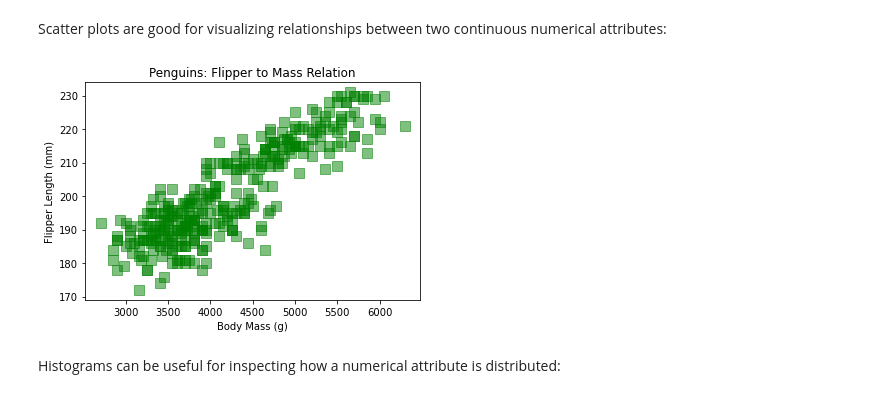
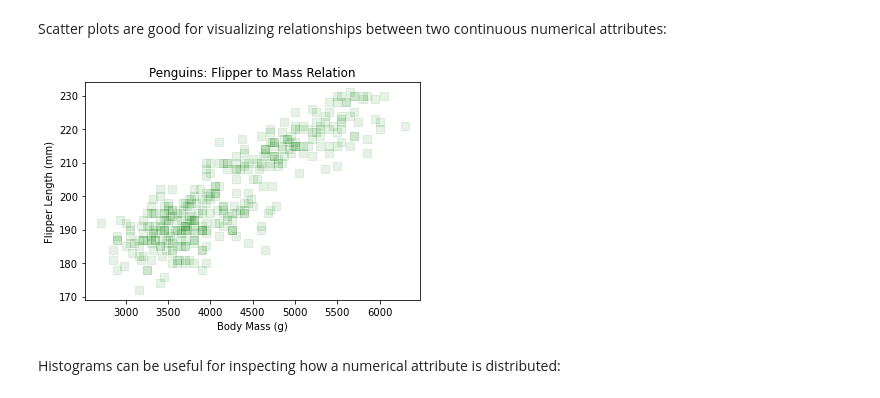
Before and after one commit to admveen/NYC_DS_042423, a Jupyter notebook: Phase1_Topic3_Data_BasePython/Ph1_T3_7_Visualization_Matplotlib.ipynb, the cells around one changed output. Cells and saved outputs as stored; diff of their text form; code cells hidden in the pictures.

```diff
--- a/Phase1_Topic3_Data_BasePython/Ph1_T3_7_Visualization_Matplotlib.ipynb
+++ b/Phase1_Topic3_Data_BasePython/Ph1_T3_7_Visualization_Matplotlib.ipynb
@@ -398,13 +398,13 @@ with open('Data/penguins.csv') as f:
 Scatter plots are good for visualizing relationships between two continuous numerical attributes:
 # %%
 fig, ax = plt.subplots()
-ax.scatter(penguin_dict['Body Mass (g)'], penguin_dict['Flipper Length (mm)'] , marker = 's', s = 120, alpha = .5, c = 'g')
+ax.scatter(penguin_dict['Body Mass (g)'], penguin_dict['Flipper Length (mm)'] , marker = 's', s = 50, alpha = .1, c = 'g')
 ax.set_xlabel('Body Mass (g)')
 ax.set_ylabel('Flipper Length (mm)' )
 ax.set_title('Penguins: Flipper to Mass Relation')
 plt.show()
 # %% [output]
-[figure, old version]
+[figure, new version]
 # %% [markdown]
 Histograms can be useful for inspecting how a numerical attribute is distributed:
 # %%
```
Also changed, not shown: parts of 3 cells of this notebook, 24 other files.
